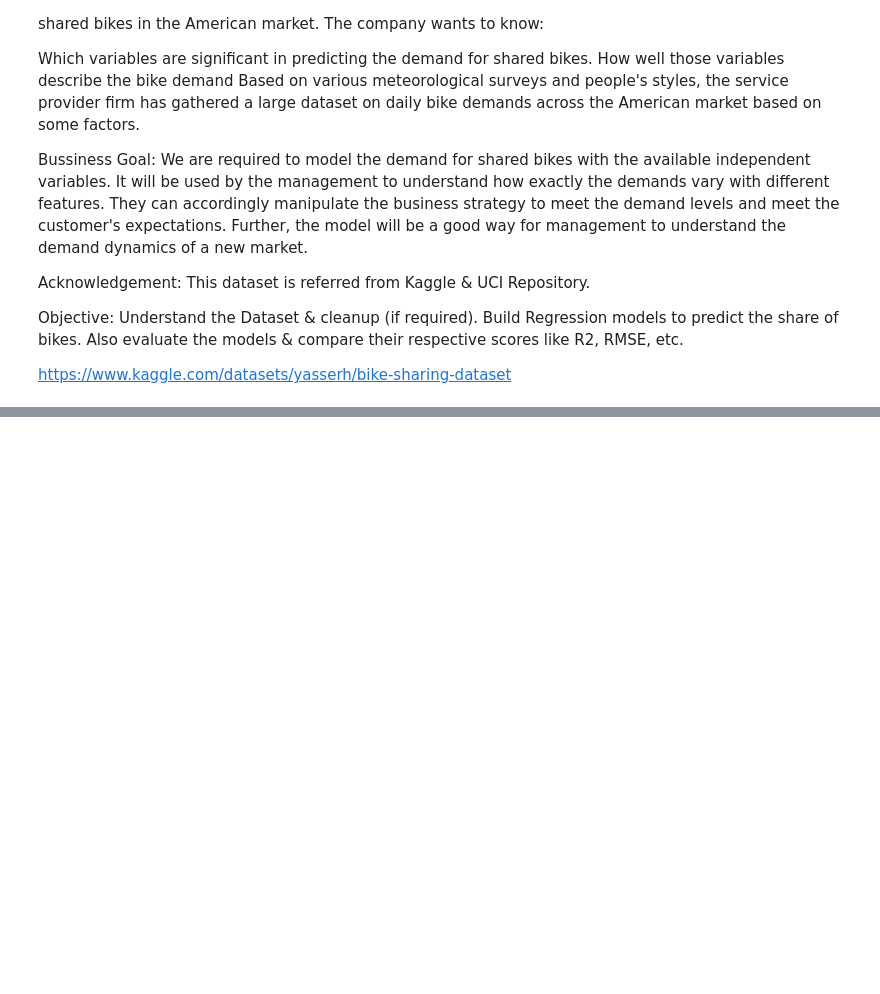
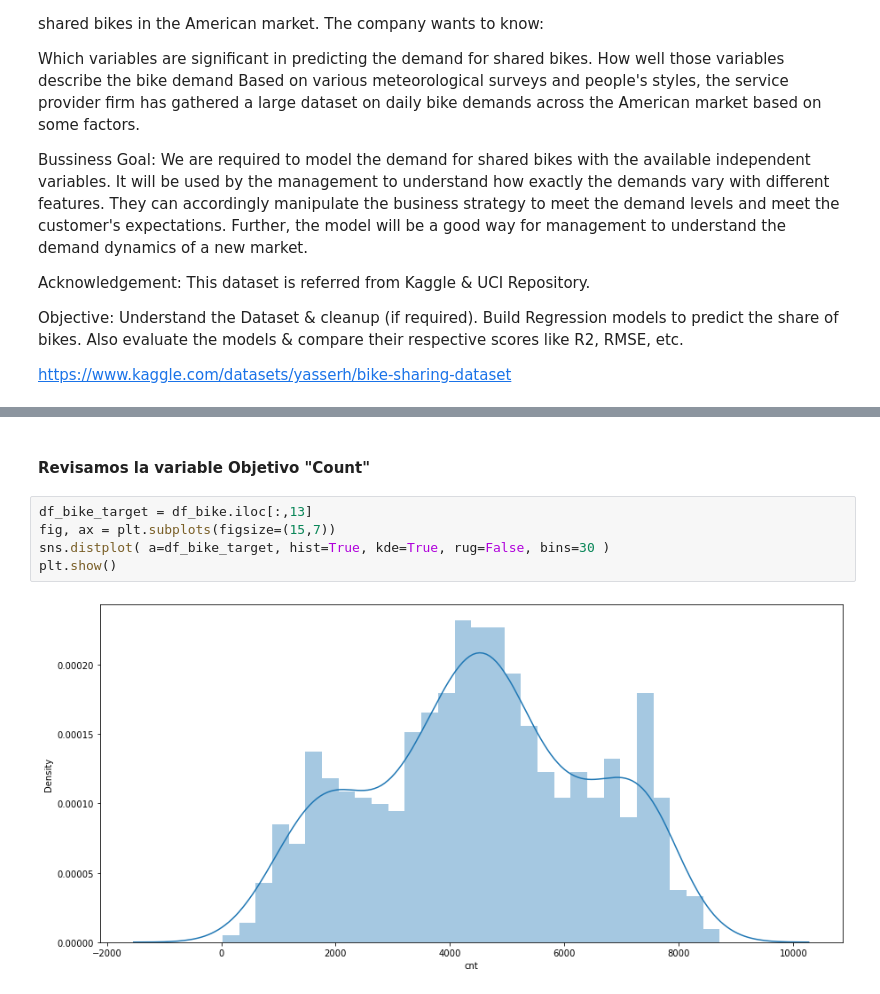
Before and after one commit to AndresBircher/Data-Science, a Jupyter notebook: Bike_Sharing_Dataset.ipynb, the cells around one changed output, grey strips where cells are left out. Drawn from its saved outputs; the diff is of its cells as text; blank space fills up the shorter version.

```diff
--- a/Bike_Sharing_Dataset.ipynb
+++ b/Bike_Sharing_Dataset.ipynb
@@ -55,0 +166,9 @@ Tamaño dataset : (730, 16)
+# %% [markdown]
+#### Revisamos la variable Objetivo "Count"
+# %%
+df_bike_target = df_bike.iloc[:,13]
+fig, ax = plt.subplots(figsize=(15,7))
+sns.distplot( a=df_bike_target, hist=True, kde=True, rug=False, bins=30 )
+plt.show()
+# %% [output]
+[figure, added]
```
Also changed, not shown: parts of 40 cells of this notebook.
